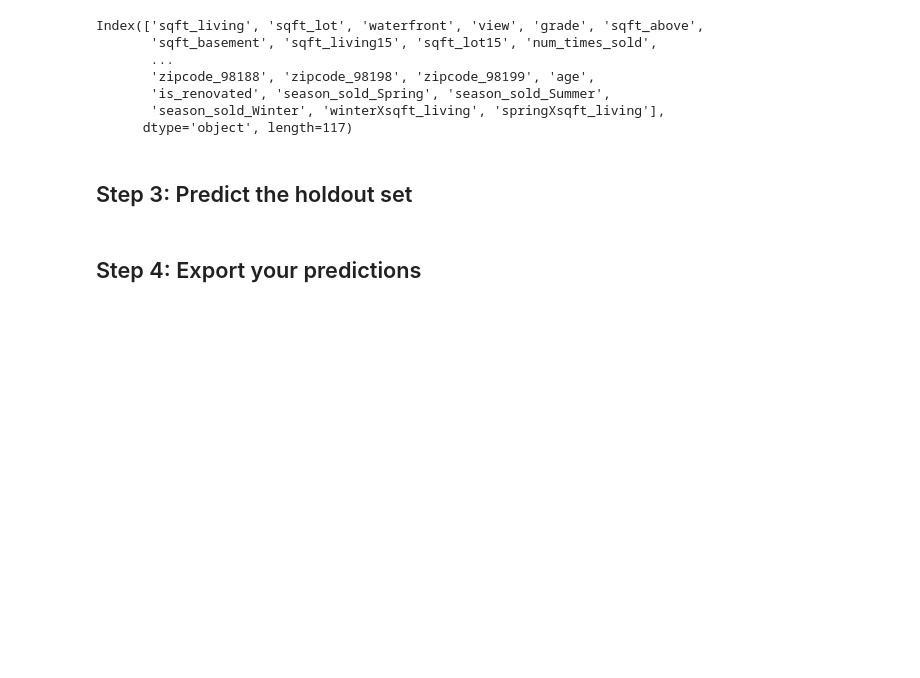
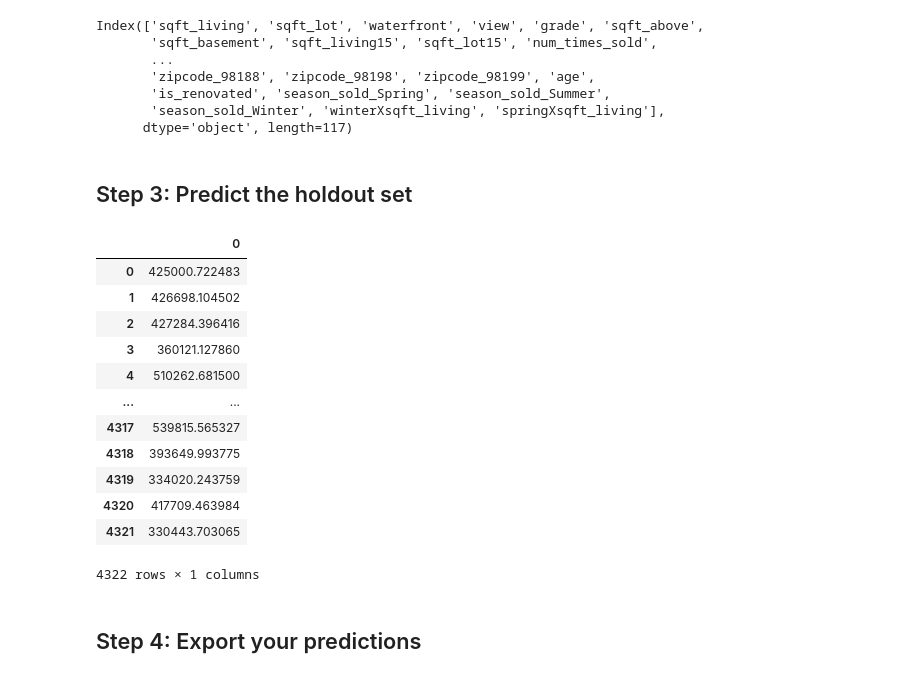
Before and after one commit to jasonarikupurathu/ds-east-042621-lectures, a Jupyter notebook: Phase_2/Phase2_project/Predict_holdout.ipynb, the cells around one changed output. Saved outputs shown, nothing was run; the diff lists cells and outputs as text; code cells hidden in the pictures; blank space fills up the shorter version.

```diff
--- a/Phase_2/Phase2_project/Predict_holdout.ipynb
+++ b/Phase_2/Phase2_project/Predict_holdout.ipynb
@@ -125,6 +125,22 @@ transformed_holdout = holdout[selected_cols]
 final_answers = np.exp(model.predict(transformed_holdout))
 # %%
 final_answers_df = pd.DataFrame(final_answers)
+# %%
+final_answers_df
+# %% [output]
+|  | 0 |
+| 0 | 425000.722483 |
+| 1 | 426698.104502 |
+| 2 | 427284.396416 |
+| 3 | 360121.127860 |
+| 4 | 510262.681500 |
+| ... | ... |
+| 4317 | 539815.565327 |
+| 4318 | 393649.993775 |
+| 4319 | 334020.243759 |
+| 4320 | 417709.463984 |
+| 4321 | 330443.703065 |
+4322 rows × 1 columns
 # %% [markdown]
 ## Step 4: Export your predictions
 # %%
```
Also changed, not shown: parts of 1 cell of this notebook, 2 other files.
